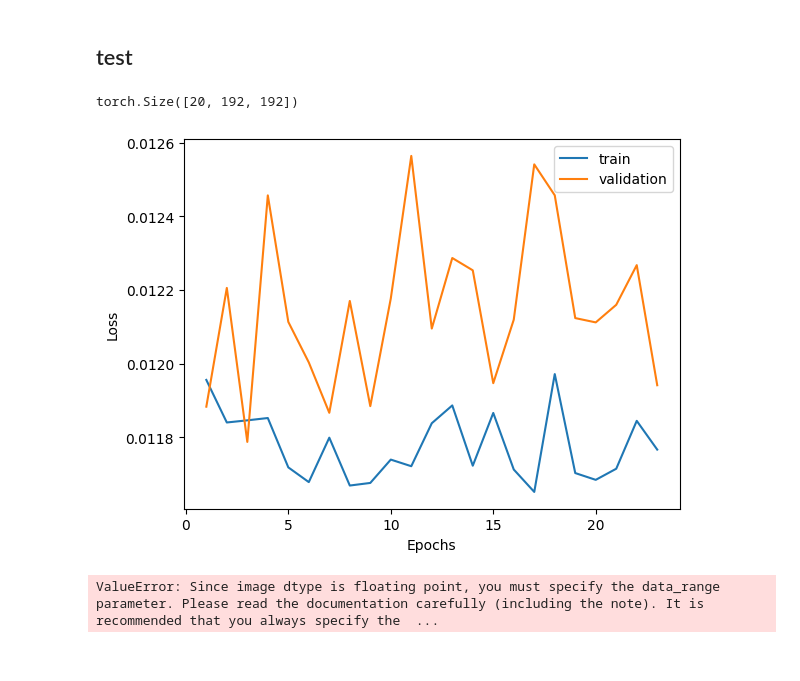
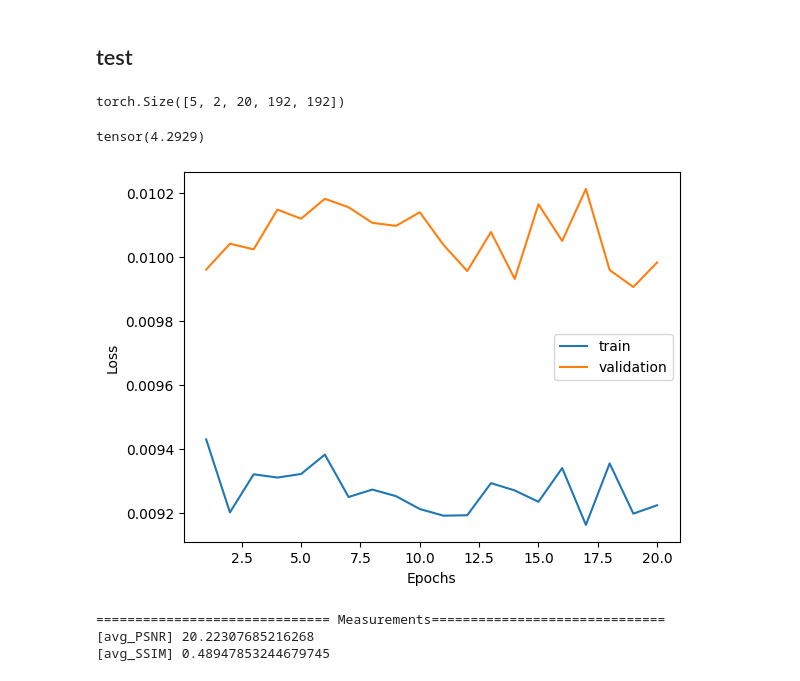
Before and after one commit to skkk256/BME_project_1, a Jupyter notebook: main.ipynb, the cells around one changed output. Saved outputs shown, nothing was run; the diff lists cells and outputs as text; code cells hidden in the pictures.

```diff
--- a/main.ipynb
+++ b/main.ipynb
@@ -147,27 +151,26 @@ class MRIReconstructionFramework(nn.Module):
         super().__init__()
         self.recon_net = recon_net
 
-    def forward(self, k_und, mask):
-        B, C, H, W = k_und.shape
-        im_und = k_und
-        im_recon = self.recon_net(im_und)
+    def forward(self, x_und, mask):
+        B, C, T, H, W = x_und.shape
+        im_recon = self.recon_net(x_und)
         return im_recon
 # %%
 # Network definition
 class MultiLayerCNN(nn.Module):
     def __init__(self, n_hidden=64):
         super().__init__()
-        self.conv1 = nn.Conv2d(20, n_hidden, kernel_size=3, padding=1)
-        self.conv2 = nn.Conv2d(n_hidden, n_hidden, kernel_size=3, padding=1)
-        self.conv3 = nn.Conv2d(n_hidden, n_hidden, kernel_size=3, padding=1)
-        self.conv4 = nn.Conv2d(n_hidden, n_hidden, kernel_size=3, padding=1)
-        self.conv5 = nn.Conv2d(n_hidden, 20, kernel_size=3, padding=1)
+        self.conv1 = nn.Conv3d(2, n_hidden, kernel_size=3, padding=1)
+        self.conv2 = nn.Conv3d(n_hidden, n_hidden, kernel_size=3, padding=1)
+        self.conv3 = nn.Conv3d(n_hidden, n_hidden, kernel_size=3, padding=1)
+        self.conv4 = nn.Conv3d(n_hidden, n_hidden, kernel_size=3, padding=1)
+        self.conv5 = nn.Conv3d(n_hidden, 2, kernel_size=3, padding=1)
 
         self.relu = nn.ReLU()
 
     def forward(self, im_und):
         """
-        - im_und: tensor[B, C=20, H, W]
+        - im_und: tensor[B, C=2, T, H, W]
         """
         x = self.relu(self.conv1(im_und))
         x = self.relu(self.conv2(x))
@@ -179,53 +182,59 @@ class MultiLayerCNN(nn.Module):
 
 
 # test a forward
-im_mock = torch.randn(20, 192, 192)
+im_mock = torch.randn(5, 2, 20, 192, 192)
 net = MultiLayerCNN()
 out = net(im_mock)
 print(out.shape)
 # %% [output]
-torch.Size([20, 192, 192])
+torch.Size([5, 2, 20, 192, 192])
 # %%
 class MSELoss():
     def __call__(self, im_recon, im_gt):
         """
-        - im_recon: tensor[B, C=2, H, W]
-        - im_gt: tensor[B, C=2, H, W]
+        - im_recon: tensor[B, C=2, T, H, W]
+        - im_gt: tensor[B, C=2, T, H, W]
         """
-        B, C, H, W = im_recon.shape
-        x = pseudo2real(im_recon)  # [B, H, W]
-        y = pseudo2real(im_gt)     # [B, H, W]
+        B, C, T, H, W = im_recon.shape
+        x = pseudo2real(im_recon)  # [B, T, H, W]
+        y = pseudo2real(im_gt)     # [B, T, H, W]
         loss = torch.mean((y - x) ** 2) * B
         return loss
 
 
 # test for loss computation
 mse = MSELoss()
-x_mock = torch.randn(20, 192, 192)
+x_mock = torch.randn(5, 2, 20, 192, 192)
+y_mock = torch.randn(5, 2, 20, 192, 192)
+print(mse(x_mock, y_mock))
+# %% [output]
+tensor(4.2929)
 # %%
 # Define network
 net = MRIReconstructionFramework(
     recon_net=MultiLayerCNN()
 )
 
 optimizer=torch.optim.Adam(
         net.parameters(),
         lr=0.0001
     )
 # Training & Validation
 solver = Solver(
     model=net,
     optimizer=optimizer,
     criterion=MSELoss(),
     scheduler = torch.optim.lr_scheduler.ReduceLROnPlateau(optimizer, 'max', patience=2)
 )
 
-epochs_to_train = 23
+epochs_to_train = 20
 solver.train(epochs_to_train, train_loader, val_loader=val_loader)
 solver.validate(test_loader)
 # %% [output]
-[figure, old version]
+[figure, new version]
-ValueError: Since image dtype is floating point, you must specify the data_range parameter. Please read the documentation carefully (including the note). It is recommended that you always specify the  ...
+============================== Measurements==============================
+[avg_PSNR] 20.22307685216268
+[avg_SSIM] 0.48947853244679745
 # %%
 # changing data_index to see diffferent sample's visualization
 data_index = 30 # range in [0, 200)
```
Also changed, not shown: parts of 5 cells of this notebook, 3 other files.
